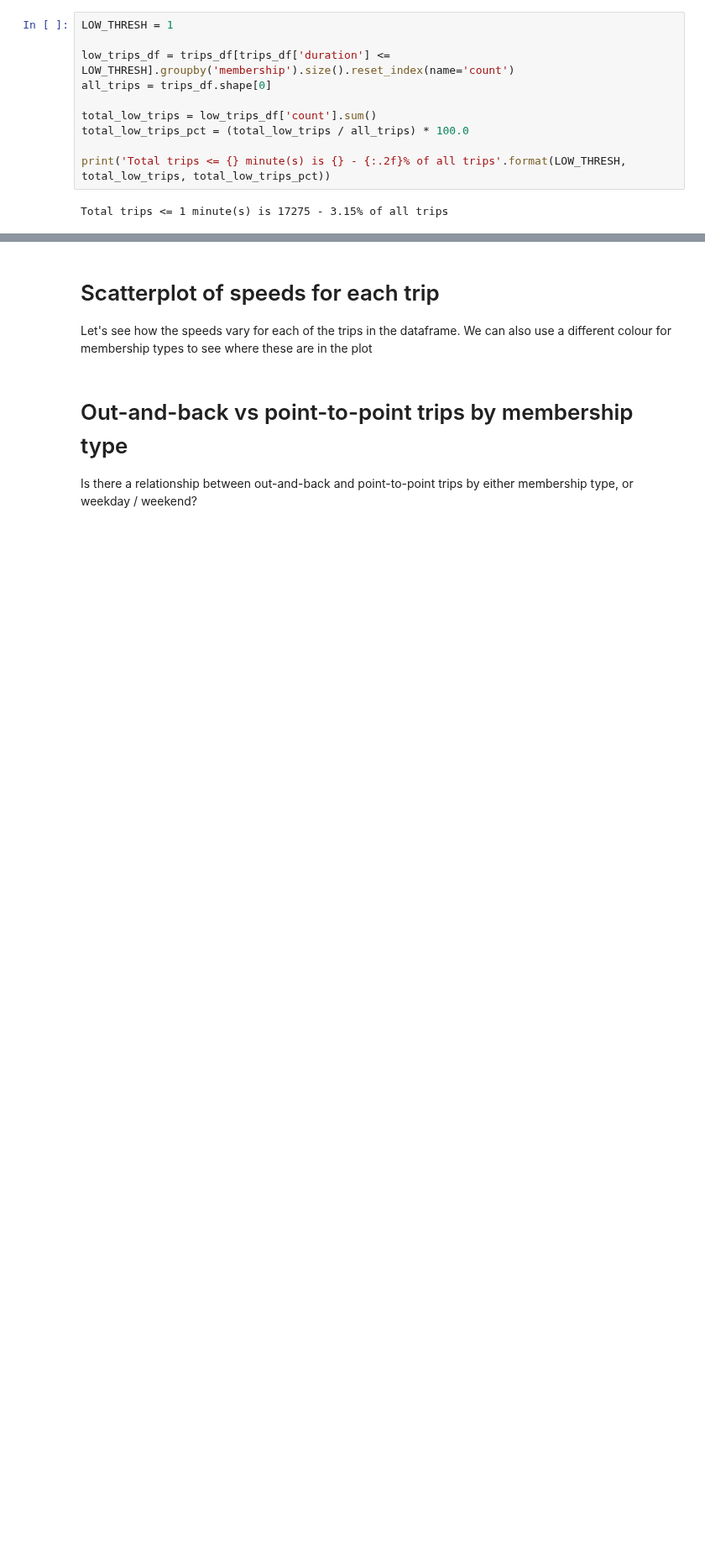
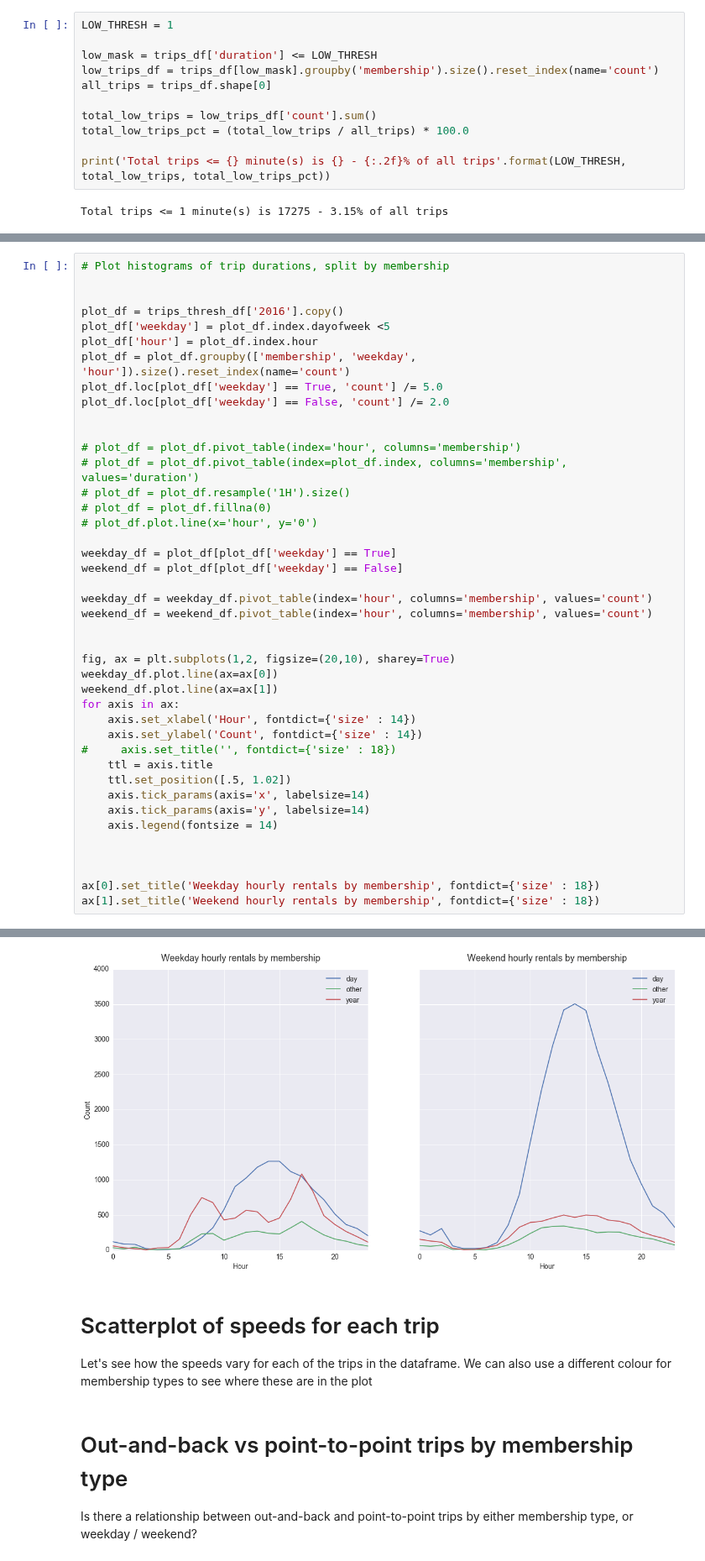
Before and after one commit to timgasser/bcycle-austin, a Jupyter notebook: notebooks/bcycle_all_data_eda.ipynb, the cells around one changed output, grey strips where cells are left out. Shown at 84% size. Drawn from its saved outputs; the diff is of its cells as text; blank space fills up the shorter version.

```diff
--- a/notebooks/bcycle_all_data_eda.ipynb
+++ b/notebooks/bcycle_all_data_eda.ipynb
@@ -196,7 +201,8 @@ There are a lot of things to note here. One is the huge range of trip durations,
 # %%
 LOW_THRESH = 1
 
-low_trips_df = trips_df[trips_df['duration'] <= LOW_THRESH].groupby('membership').size().reset_index(name='count')
+low_mask = trips_df['duration'] <= LOW_THRESH
+low_trips_df = trips_df[low_mask].groupby('membership').size().reset_index(name='count')
 all_trips = trips_df.shape[0]
 
 total_low_trips = low_trips_df['count'].sum()
@@ -229,0 +269,43 @@ Total trips >= 1440 minute(s) is 132 - 0.02% of all trips
+# %%
+# Plot histograms of trip durations, split by membership
+
+
+plot_df = trips_thresh_df['2016'].copy()
+plot_df['weekday'] = plot_df.index.dayofweek <5
+plot_df['hour'] = plot_df.index.hour
+plot_df = plot_df.groupby(['membership', 'weekday', 'hour']).size().reset_index(name='count')
+plot_df.loc[plot_df['weekday'] == True, 'count'] /= 5.0
+plot_df.loc[plot_df['weekday'] == False, 'count'] /= 2.0
+
+
+# plot_df = plot_df.pivot_table(index='hour', columns='membership')
+# plot_df = plot_df.pivot_table(index=plot_df.index, columns='membership', values='duration')
+# plot_df = plot_df.resample('1H').size()
+# plot_df = plot_df.fillna(0)
+# plot_df.plot.line(x='hour', y='0')
+
+weekday_df = plot_df[plot_df['weekday'] == True]
+weekend_df = plot_df[plot_df['weekday'] == False]
+
+weekday_df = weekday_df.pivot_table(index='hour', columns='membership', values='count')
+weekend_df = weekend_df.pivot_table(index='hour', columns='membership', values='count')
+
+
+fig, ax = plt.subplots(1,2, figsize=(20,10), sharey=True)
+weekday_df.plot.line(ax=ax[0])
+weekend_df.plot.line(ax=ax[1])
+for axis in ax:
+    axis.set_xlabel('Hour', fontdict={'size' : 14})
+    axis.set_ylabel('Count', fontdict={'size' : 14})
+#     axis.set_title('', fontdict={'size' : 18})
+    ttl = axis.title
+    ttl.set_position([.5, 1.02])
+    axis.tick_params(axis='x', labelsize=14)
+    axis.tick_params(axis='y', labelsize=14)
+    axis.legend(fontsize = 14)
+
+
+
+ax[0].set_title('Weekday hourly rentals by membership', fontdict={'size' : 18})
+ax[1].set_title('Weekend hourly rentals by membership', fontdict={'size' : 18})
+# %% [output]
@@ -230,3 +313,4 @@ Total trips >= 1440 minute(s) is 132 - 0.02% of all trips
+[figure, added]
 # %% [markdown]
 # Scatterplot of speeds for each trip
 
```
Also changed, not shown: parts of 20 cells of this notebook.
